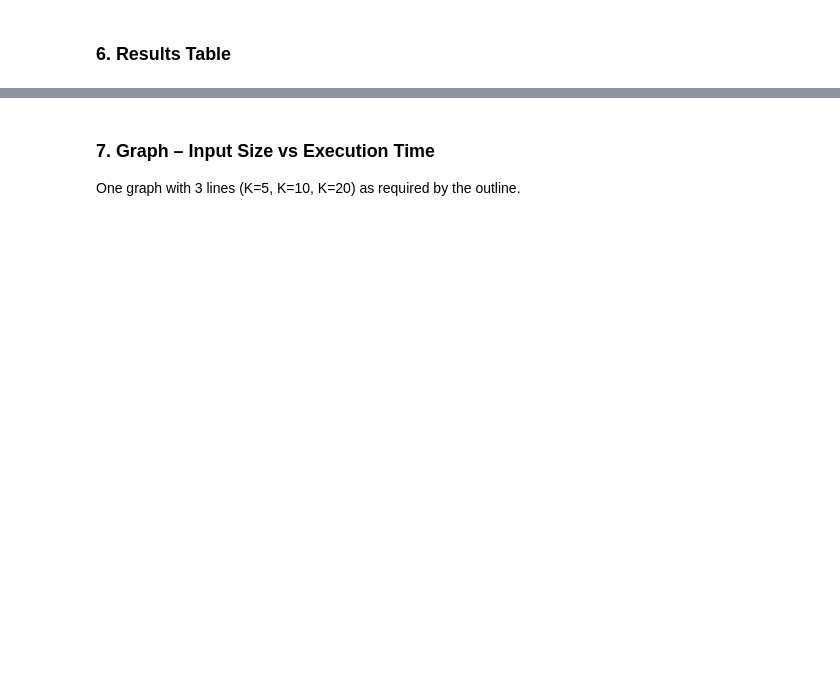
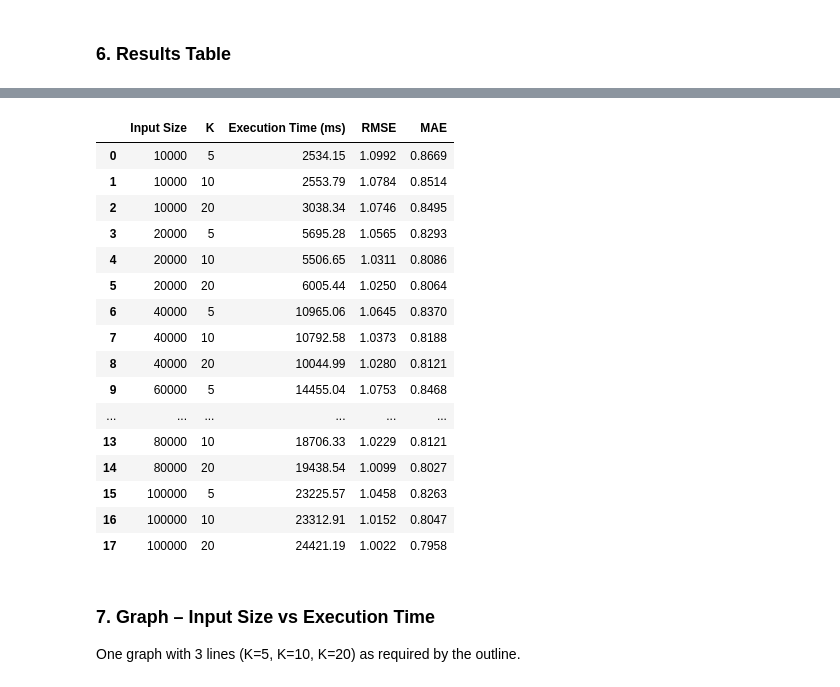
Before and after one commit to insyirahazman/Collaborative-Filtering-Algorithms-in-Recommendation-Systems, a Jupyter notebook: knn-based.ipynb, the cells around one changed output, grey strips where cells are left out. Cells and saved outputs as stored; diff of their text form; code cells hidden in the pictures; blank space fills up the shorter version.

```diff
--- a/knn-based.ipynb
+++ b/knn-based.ipynb
@@ -324,6 +327,28 @@ MAE:
 | 60000 | 0.8468 | 0.8207 | 0.8126 |
 | 80000 | 0.8338 | 0.8121 | 0.8027 |
 | 100000 | 0.8263 | 0.8047 | 0.7958 |
+# %%
+# create a table with columns: Input Size, K, Execution Time (ms), RMSE, MAE
+results_table = results_df[['Input Size', 'K', 'Execution Time (ms)', 'RMSE', 'MAE']]
+results_table
+# %% [output]
+|  | Input Size | K | Execution Time (ms) | RMSE | MAE |
+| 0 | 10000 | 5 | 2534.15 | 1.0992 | 0.8669 |
+| 1 | 10000 | 10 | 2553.79 | 1.0784 | 0.8514 |
+| 2 | 10000 | 20 | 3038.34 | 1.0746 | 0.8495 |
+| 3 | 20000 | 5 | 5695.28 | 1.0565 | 0.8293 |
+| 4 | 20000 | 10 | 5506.65 | 1.0311 | 0.8086 |
+| 5 | 20000 | 20 | 6005.44 | 1.0250 | 0.8064 |
+| 6 | 40000 | 5 | 10965.06 | 1.0645 | 0.8370 |
+| 7 | 40000 | 10 | 10792.58 | 1.0373 | 0.8188 |
+| 8 | 40000 | 20 | 10044.99 | 1.0280 | 0.8121 |
+| 9 | 60000 | 5 | 14455.04 | 1.0753 | 0.8468 |
+| ... | ... | ... | ... | ... | ... |
+| 13 | 80000 | 10 | 18706.33 | 1.0229 | 0.8121 |
+| 14 | 80000 | 20 | 19438.54 | 1.0099 | 0.8027 |
+| 15 | 100000 | 5 | 23225.57 | 1.0458 | 0.8263 |
+| 16 | 100000 | 10 | 23312.91 | 1.0152 | 0.8047 |
+| 17 | 100000 | 20 | 24421.19 | 1.0022 | 0.7958 |
 # %% [markdown]
 ### 7. Graph – Input Size vs Execution Time
 One graph with 3 lines (K=5, K=10, K=20) as required by the outline.
```
Also changed, not shown: parts of 5 cells of this notebook, 1 other file.
